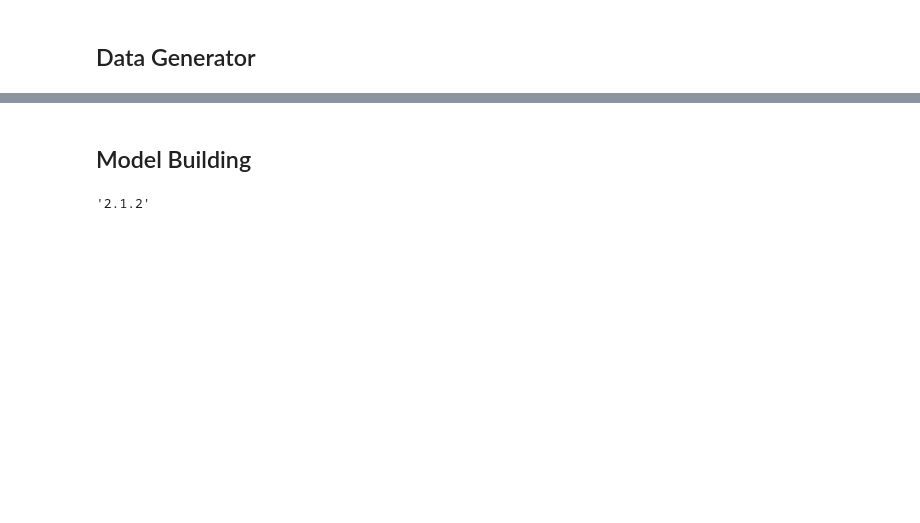
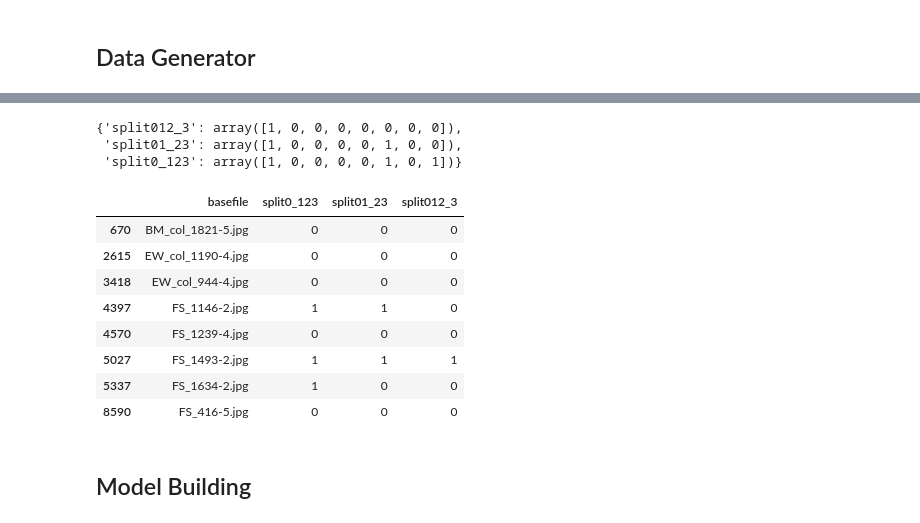
Before and after one commit to wenshuoliu/DLproj, a Jupyter notebook: UC_colonoscopy/phase2.ipynb, the cells around one changed output, grey strips where cells are left out. Saved outputs shown, nothing was run; the diff lists cells and outputs as text; code cells hidden in the pictures; blank space fills up the shorter version.

```diff
--- a/UC_colonoscopy/phase2.ipynb
+++ b/UC_colonoscopy/phase2.ipynb
@@ -80,10 +97,9 @@ Name: split012_3, dtype: int64
+# %%
+labels = pd.read_csv(path+'train_labels.csv')
 # %%
-split = GroupShuffleSplit(n_splits=1, test_size=0.3)
+split = GroupShuffleSplit(n_splits=1, test_size=0.1, random_state=24)
 ind = split.split(labels, groups=labels['SourceReportName'])
-trn_ind, tst_ind = next(ind)
+trn_ind, val_ind = next(ind)
 
 trn_patients = set(labels.loc[trn_ind, 'SourceReportName'])
-tst_patients = set(labels.loc[tst_ind, 'SourceReportName'])
-
-trn_df = labels.loc[trn_ind, ]
-tst_df = labels.loc[tst_ind, ]
+val_patients = set(labels.loc[val_ind, 'SourceReportName'])
@@ -136,0 +188,27 @@ Using 3922 images to generate mini-batches.
+# %%
+y_batch
+# %% [output]
+{'split012_3': array([1, 0, 0, 0, 0, 0, 0, 0]),
+ 'split01_23': array([1, 0, 0, 0, 0, 1, 0, 0]),
+ 'split0_123': array([1, 0, 0, 0, 0, 1, 0, 1])}
+# %%
+fn = '''FS_1493-2.jpg
+FS_416-5.jpg
+BM_col_1821-5.jpg
+EW_col_1190-4.jpg
+EW_col_944-4.jpg
+FS_1146-2.jpg
+FS_1239-4.jpg
+FS_1634-2.jpg'''.split('\n')
+# %%
+trn_df.loc[trn_df['basefile'].isin(fn), ['basefile', 'split0_123', 'split01_23', 'split012_3']]
+# %% [output]
+|  | basefile | split0_123 | split01_23 | split012_3 |
+| 670 | BM_col_1821-5.jpg | 0 | 0 | 0 |
+| 2615 | EW_col_1190-4.jpg | 0 | 0 | 0 |
+| 3418 | EW_col_944-4.jpg | 0 | 0 | 0 |
+| 4397 | FS_1146-2.jpg | 1 | 1 | 0 |
+| 4570 | FS_1239-4.jpg | 0 | 0 | 0 |
+| 5027 | FS_1493-2.jpg | 1 | 1 | 1 |
+| 5337 | FS_1634-2.jpg | 1 | 0 | 0 |
+| 8590 | FS_416-5.jpg | 0 | 0 | 0 |
@@ -144,6 +221,2 @@ import keras
-# %%
-keras.__version__
-# %% [output]
-'2.1.2'
 # %%
 base_model = InceptionV3(weights='imagenet', include_top=False)
```
Also changed, not shown: parts of 44 cells of this notebook, 4 other files.
